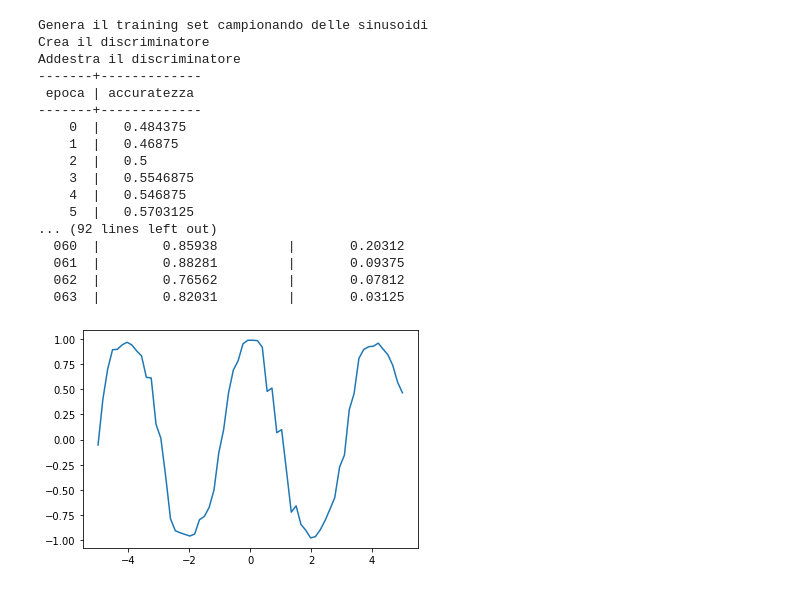
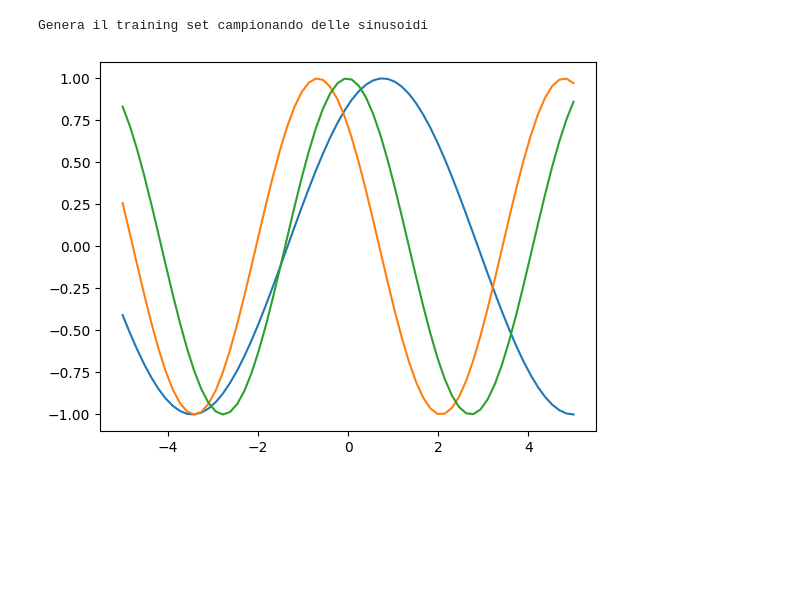
Before and after one commit to pcaressa/toy_gan, a Jupyter notebook: toy_gan.ipynb, the cells around one changed output. Cells and saved outputs as stored; diff of their text form; code cells hidden in the pictures; blank space fills up the shorter version.

Commit message:
Separato il notebook in 2 sezioni. Al posto di SAMPLE_LEN non definito, utilizzo TRAIN_LEN * 2. Aggiunti plot di 3 esempi di sinusoidi di train

```diff
--- a/toy_gan.ipynb
+++ b/toy_gan.ipynb
@@ -4,9 +4,8 @@
 
     (una curva è descritta da un insieme di punti (x,y) del piano)
 """
-
 from keras.models import Sequential
-from keras.layers import Dense, Dropout, LeakyReLU
+from keras.layers import Dense, InputLayer, Dropout, LeakyReLU
 
 import numpy as np
 from numpy.random import randint, uniform
@@ -29,102 +28,47 @@ for i in range(0, TRAIN_SIZE):
     phase = uniform(np.math.pi)
     X_TRAIN[i] = np.array([np.sin(scale*x + phase) for x in X_COORDS])
 
+plt.plot(X_COORDS, X_TRAIN[0])
+plt.plot(X_COORDS, X_TRAIN[1])
+plt.plot(X_COORDS, X_TRAIN[2])
+plt.show()
+
 print("Crea il discriminatore")
 
 DIS_DROPOUT = 0.4
 discriminator = Sequential()
-discriminator.add(Dense(TRAIN_LEN, activation = "relu"))
+discriminator.add(Dense((TRAIN_LEN), activation = "relu"))
 discriminator.add(Dropout(DIS_DROPOUT))
-discriminator.add(Dense(SAMPLE_LEN, activation = "relu"))
+discriminator.add(Dense(TRAIN_LEN * 2, activation = "relu"))
 discriminator.add(Dropout(DIS_DROPOUT))
 discriminator.add(Dense(1, activation = "sigmoid"))
 discriminator.compile(optimizer = "adam",
                       loss = "binary_crossentropy",
                       metrics = ["accuracy"])
 
 print("Addestra il discriminatore")
 
 BATCH_SIZE = 128
 EPOCHS = 32
 
 ONES = np.ones((BATCH_SIZE//2))   # vettore di label 1
 ZEROS = np.zeros((BATCH_SIZE//2)) # vettore di label 0
 ONEZEROS = (ONES, ZEROS)
 NOISE = uniform(Y_MIN, Y_MAX, size = (TRAIN_SIZE, TRAIN_LEN))
 
 print("-------+-------------")
 print(" epoca | accuratezza ")
 print("-------+-------------")
 
 for i in range(EPOCHS):
   # Sceglie BATCH_SIZE//2 indici e li torna in n
   n = randint(0, TRAIN_SIZE, size = BATCH_SIZE//2)
   # Ora prepara un batch di training record, metà
   # training (label 1) metà a caso (label 0)
   x = np.concatenate((X_TRAIN[n], NOISE[n]))
   y = np.concatenate(ONEZEROS)
   dummy, acc = discriminator.train_on_batch(x, y)
   print(f"  {i:3}  |   {acc}")
-
-print("Crea il generatore")
-
-generator = Sequential()
-generator.add(Dense(TRAIN_LEN, activation = "relu"))
-generator.add(Dense(256, activation = "relu"))
-generator.add(Dense(TRAIN_LEN, activation = "tanh"))
-generator.compile(optimizer = "adam", loss = "mse", metrics = ["accuracy"])
-
-print("Crea la GAN")
-
-gan = Sequential()
-gan.add(generator)
-discriminator.trainable = False
-gan.add(discriminator)
-gan.compile(optimizer = "adam", loss = "binary_crossentropy", metrics = ["accuracy"])
-
-print("Addestra la GAN")
-
-EPOCHS = 64
-
-print("-------+------------------------+------------------------")
-print(" epoca | accuratezza discrimin. | accuratezza generatore ")
-print("-------+------------------------+------------------------")
-
-for e in range(EPOCHS):
-    for k in range(TRAIN_SIZE//BATCH):
-        n = randint(0, TRAIN_SIZE, size = BATCH//2)
-
-        x = np.concatenate((X_TRAIN[n], generator.predict(NOISE[n])))
-        y = np.concatenate(ONEZEROS)
-        discriminator.trainable = True
-        d_loss, d_acc = discriminator.train_on_batch(x, y)
-        discriminator.trainable = False
-
-        g_loss, g_acc = gan.train_on_batch(NOISE[n], ONES)
-
-    print(f"  {e:03n}  |        {d_acc:.5f}         |       {g_acc:.5f}")
-
-x = uniform(Y_MIN, Y_MAX, size = (1, TRAIN_LEN))
-y = generator.predict(x)[0]
-
-plt.plot(X_COORDS, y)
-plt.show()
 # %% [output]
 Genera il training set campionando delle sinusoidi
-Crea il discriminatore
-Addestra il discriminatore
--------+-------------
- epoca | accuratezza
--------+-------------
-    0  |   0.484375
-    1  |   0.46875
-    2  |   0.5
-    3  |   0.5546875
-    4  |   0.546875
-    5  |   0.5703125
-... (92 lines left out)
-  060  |        0.85938         |       0.20312
-  061  |        0.88281         |       0.09375
-  062  |        0.76562         |       0.07812
-  063  |        0.82031         |       0.03125
-[figure, old version]
+[figure, new version]
```
Also changed, not shown: parts of 2 cells of this notebook.
